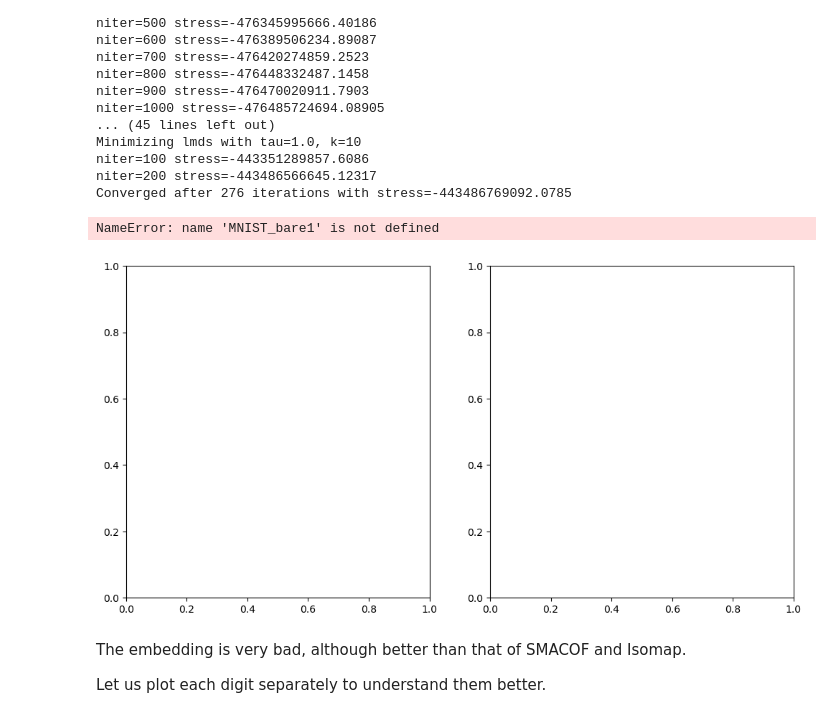
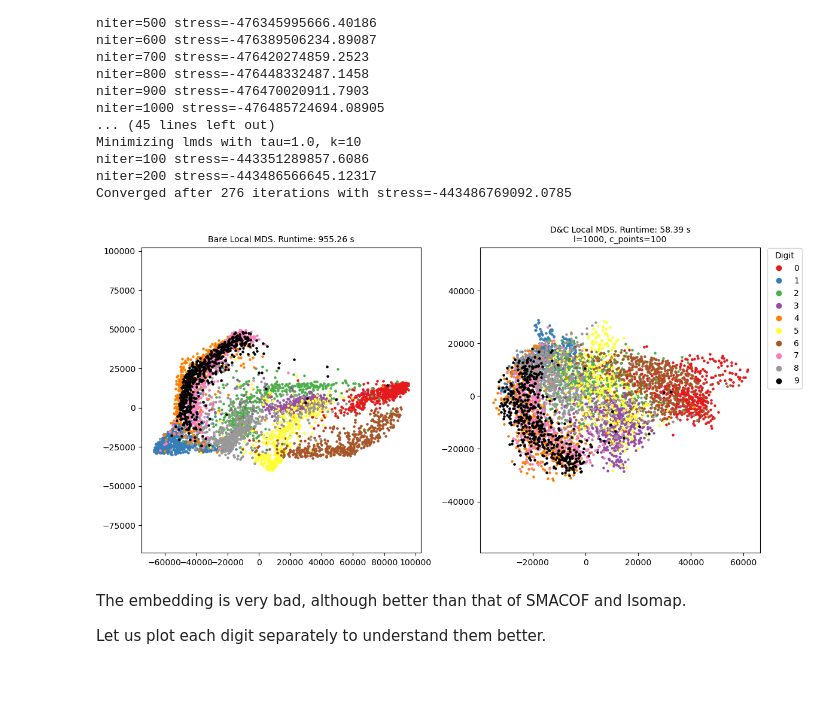
Before and after one commit to airdac/TFM_Adria, a Jupyter notebook: code/d_and_c/LMDS/LMDS_examples.ipynb, the cells around one changed output. Saved outputs shown, nothing was run; the diff lists cells and outputs as text; code cells hidden in the pictures; blank space fills up the shorter version.

```diff
--- a/code/d_and_c/LMDS/LMDS_examples.ipynb
+++ b/code/d_and_c/LMDS/LMDS_examples.ipynb
@@ -290,6 +290,16 @@ niter=100 stress=-443351289857.6086
 niter=200 stress=-443486566645.12317
 Converged after 276 iterations with stress=-443486769092.0785
 # %%
+with open(os.path.join(pickle_path, "MNIST_5000_LMDS.pkl"), "rb") as f:
+    bare_data = pickle.load(f)
+    MNIST_bare1 = bare_data["embedding"]
+    time_MNIST_bare1 = bare_data["runtime"]
+
+with open(os.path.join(pickle_path, "MNIST_5000_DC_LMDS.pkl"), "rb") as f:
+    dc_data = pickle.load(f)
+    MNIST_dc1 = dc_data["embedding"]
+    time_MNIST_dc1 = dc_data["runtime"]
+
 # Plot the embedding
 digits = np.unique(MNIST_target)
 
@@ -304,36 +314,35 @@ legend_handles = [mlines.Line2D([], [], linestyle='None', marker='o',
                                 markeredgewidth=0,
                                 label=int(digit))
                   for i, digit in enumerate(digits)]
 
 fig, (ax1, ax2) = plt.subplots(1, 2, figsize=(12, 6))
 # Partition 1
 for i, digit in enumerate(digits):
     mask = sampled_target1 == digit
     ax1.scatter(MNIST_bare1[mask, 0], MNIST_bare1[mask, 1],
                 color=cmap(i),
                 label=int(digit),
                 s=5)
 ax1.set_title(f'Bare Local MDS. Runtime: {time_MNIST_bare1:.2f} s', fontsize=10)
 ax1.axis('equal')
 
 # Partition 2
 for i, digit in enumerate(digits):
     mask = sampled_target1 == digit
     ax2.scatter(MNIST_dc1[mask, 0], MNIST_dc1[mask, 1],
                 color=cmap(i),
                 s=5)
 ax2.set_title(
     f'D&C Local MDS. Runtime: {time_MNIST_dc1:.2f} s\nl={l}, c_points={c_points}', fontsize=10)
 ax2.axis('equal')
 ax2.legend(handles=legend_handles, title="Digit",
            bbox_to_anchor=(1.01, 1.01), loc='upper left')
 
-fig.suptitle(f'Bare vs D&C Local MDS on a {n} points random subset of MNIST')
+# fig.suptitle(f'Bare vs D&C Local MDS on a {n} points random subset of MNIST')
 plt.tight_layout()
 plt.show()
 # %% [output]
-NameError: name 'MNIST_bare1' is not defined
-[figure, old version]
+[figure, new version]
 # %% [markdown]
 The embedding is very bad, although better than that of SMACOF and Isomap.
 
```
Also changed, not shown: parts of 9 cells of this notebook, 5 other files.
